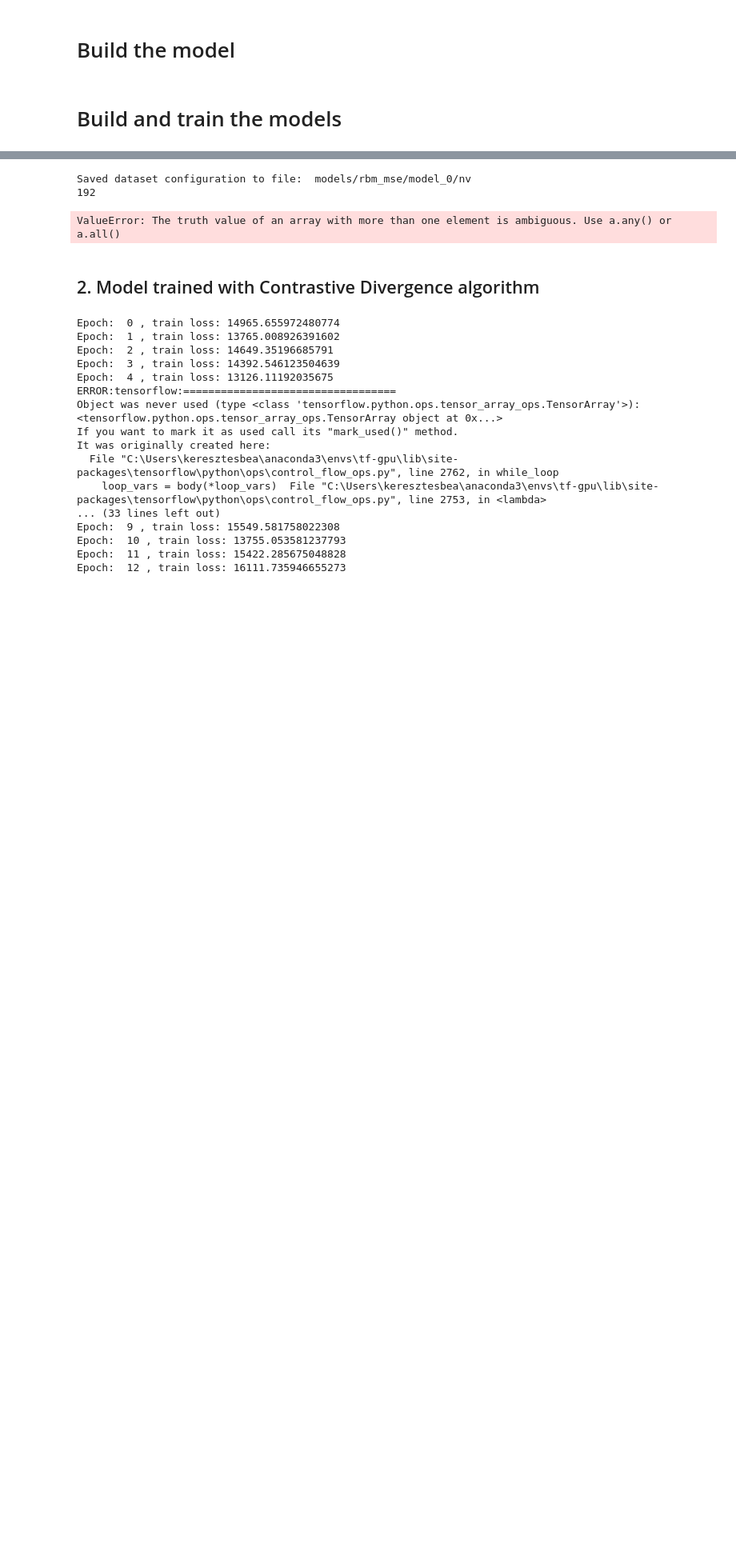
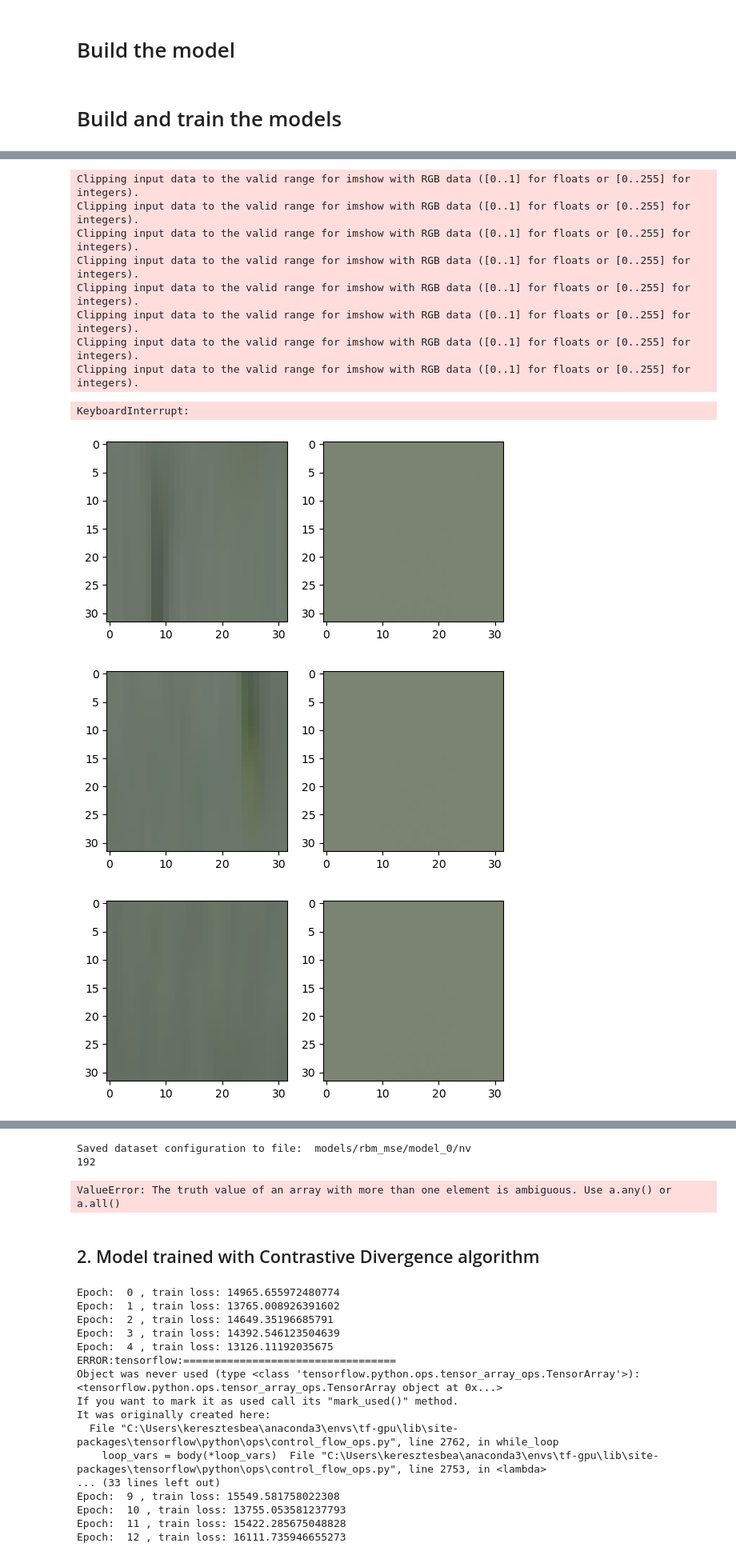
Before and after one commit to keresztesbeata/Unexpected-Obstacle-Detection, a Jupyter notebook: Simple_RBM.ipynb, the cells around one changed output, grey strips where cells are left out. Shown at 80% size. Saved outputs shown, nothing was run; the diff lists cells and outputs as text; code cells hidden in the pictures; blank space fills up the shorter version.

```diff
--- a/Simple_RBM.ipynb
+++ b/Simple_RBM.ipynb
@@ -589,14 +582,18 @@ nr_patches = 2
 # %%
-def reconstruct_sample(x_test, patch_size, model, nr_samples, nr_patches):
+NR_SAMPLES = 2
+NR_PATCHES = 2
+
+
+def reconstruct_sample(x, patch_size, model, nr_samples, nr_patches):
     """
     Run the model on a few sample images to evaluate the reconstruction quality.
-    :param x_test: the set of test images
+    :param x: the set of test images
     :param model: the selected model
     :param nr_samples: nr of test instances selected randomly from the test set
     :param nr_patches: nr of patches to be selected from each instance
     """
     s = 0
-    for img in x_test:
+    for img in x:
         total = img.shape[0]
         rand_indices = np.random.choice(total, nr_patches, replace=False)
         for i in rand_indices:
@@ -683,7 +625,0 @@ def train_model(x_train, x_test, ps, hs, ks, lrs, loss_fn, max_epochs, patience,
-# %%
-def evaluate_model(model, x_test, patch_size, nr_samples, nr_patches):
-    # evaluate the model's performance on the test set and plot the metrics
-    # todo!
-
-    # display the result on a few test samples
-    reconstruct_sample(x_test, patch_size, model, nr_samples, nr_patches)
@@ -748,0 +746,15 @@ Epoch:  0 , train loss: 0.5059726455317742
+# %%
+evaluate_model(model_a, x_test, test_ds['image'], test_ds['mask'], patch_size=P)
+# %% [output]
+Clipping input data to the valid range for imshow with RGB data ([0..1] for floats or [0..255] for integers).
+Clipping input data to the valid range for imshow with RGB data ([0..1] for floats or [0..255] for integers).
+Clipping input data to the valid range for imshow with RGB data ([0..1] for floats or [0..255] for integers).
+Clipping input data to the valid range for imshow with RGB data ([0..1] for floats or [0..255] for integers).
+Clipping input data to the valid range for imshow with RGB data ([0..1] for floats or [0..255] for integers).
+Clipping input data to the valid range for imshow with RGB data ([0..1] for floats or [0..255] for integers).
+Clipping input data to the valid range for imshow with RGB data ([0..1] for floats or [0..255] for integers).
+Clipping input data to the valid range for imshow with RGB data ([0..1] for floats or [0..255] for integers).
+KeyboardInterrupt:
+[figure, added]
+[figure, added]
+[figure, added]
```
Also changed, not shown: parts of 26 cells of this notebook.
